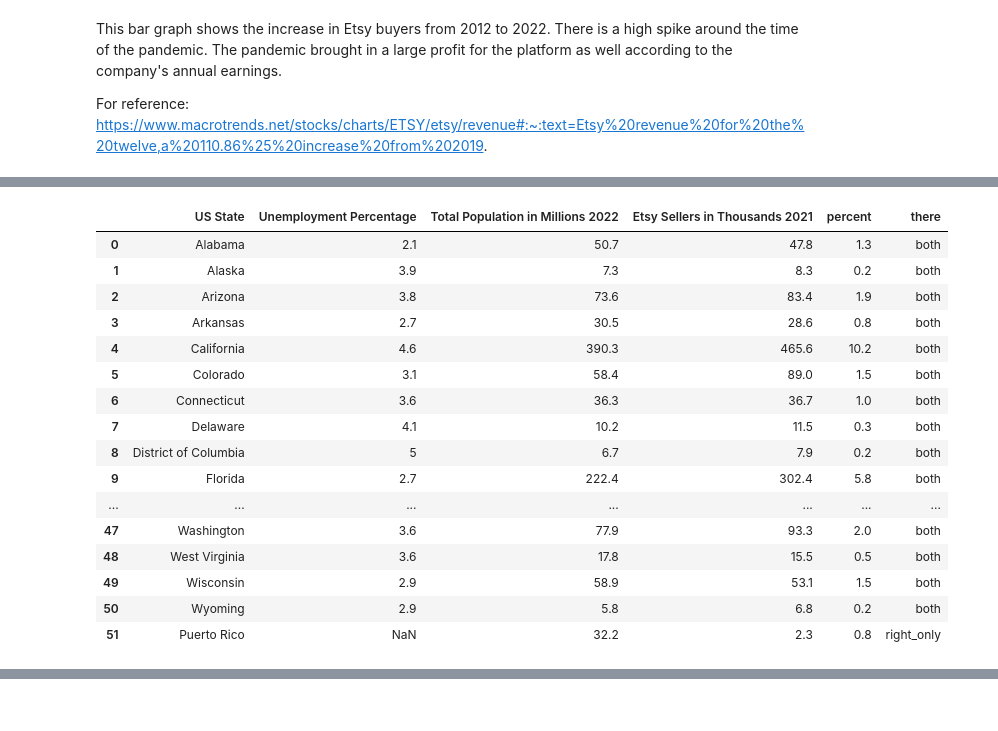
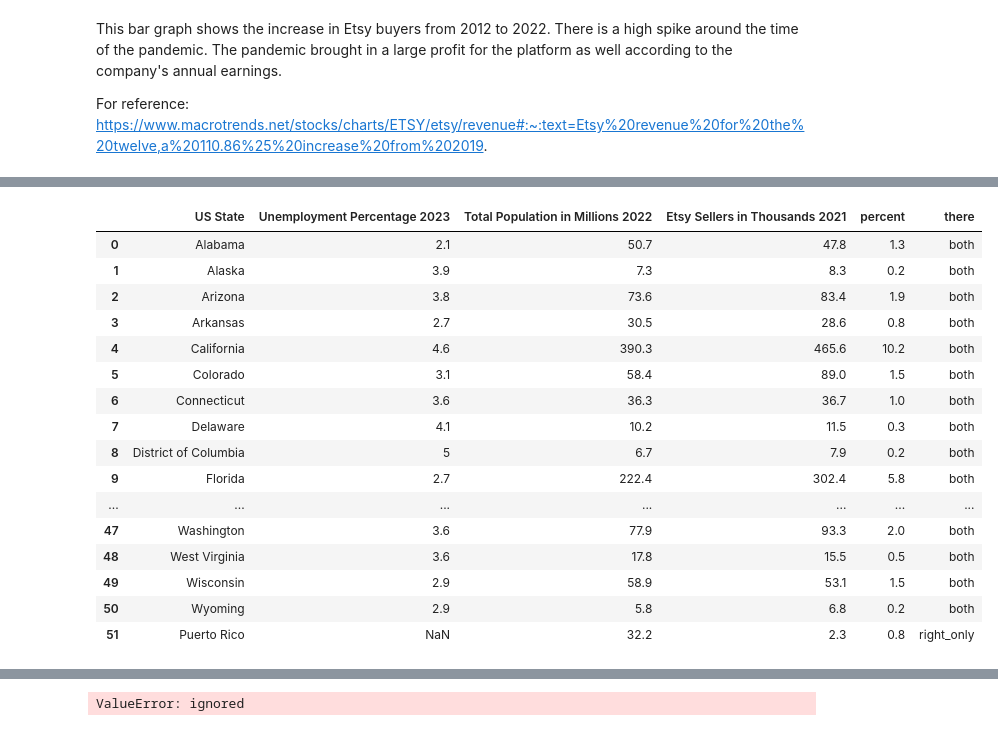
Before and after one commit to khagerthey/GIS, a Jupyter notebook: PS2.ipynb, the cells around one changed output, grey strips where cells are left out. Saved outputs shown, nothing was run; the diff lists cells and outputs as text; code cells hidden in the pictures.

```diff
--- a/PS2.ipynb
+++ b/PS2.ipynb
@@ -367,7 +367,7 @@ This bar graph shows the increase in Etsy buyers from 2012 to 2022. There is a h
 For reference: https://www.macrotrends.net/stocks/charts/ETSY/etsy/revenue#:~:text=Etsy%20revenue%20for%20the%20twelve,a%20110.86%25%20increase%20from%202019.
 # %%
 unemployment = pd.read_csv('https://raw.githubusercontent.com/khagerthey/GIS/main/data-F0paU.csv', header=None)
-unemployment.columns=["US State", "Unemployment Percentage"]
+unemployment.columns=["US State", "Unemployment Percentage 2023"]
 unemployment = unemployment.iloc[1:]
 unemployment
 # %% [output]
@@ -391,9 +391,10 @@ unemployment
 # %%
 seller_unemployment = pd.merge(unemployment, state_seller_compare, how='outer', on=['US State'], indicator='there')
 seller_unemployment.drop(columns='true')
+seller_unemployment.round()
 #okay not to include PR
 # %% [output]
-|  | US State | Unemployment Percentage | Total Population in Millions 2022 | Etsy Sellers in Thousands 2021 | percent | there |
+|  | US State | Unemployment Percentage 2023 | Total Population in Millions 2022 | Etsy Sellers in Thousands 2021 | percent | there |
 | 0 | Alabama | 2.1 | 50.7 | 47.8 | 1.3 | both |
 | 1 | Alaska | 3.9 | 7.3 | 8.3 | 0.2 | both |
 | 2 | Arizona | 3.8 | 73.6 | 83.4 | 1.9 | both |
@@ -412,0 +431,4 @@ seller_unemployment.drop(columns='true')
+# %%
+seller_unemployment.astype(int)
+# %% [output]
+ValueError: ignored
```
Also changed, not shown: parts of 3 cells of this notebook.
